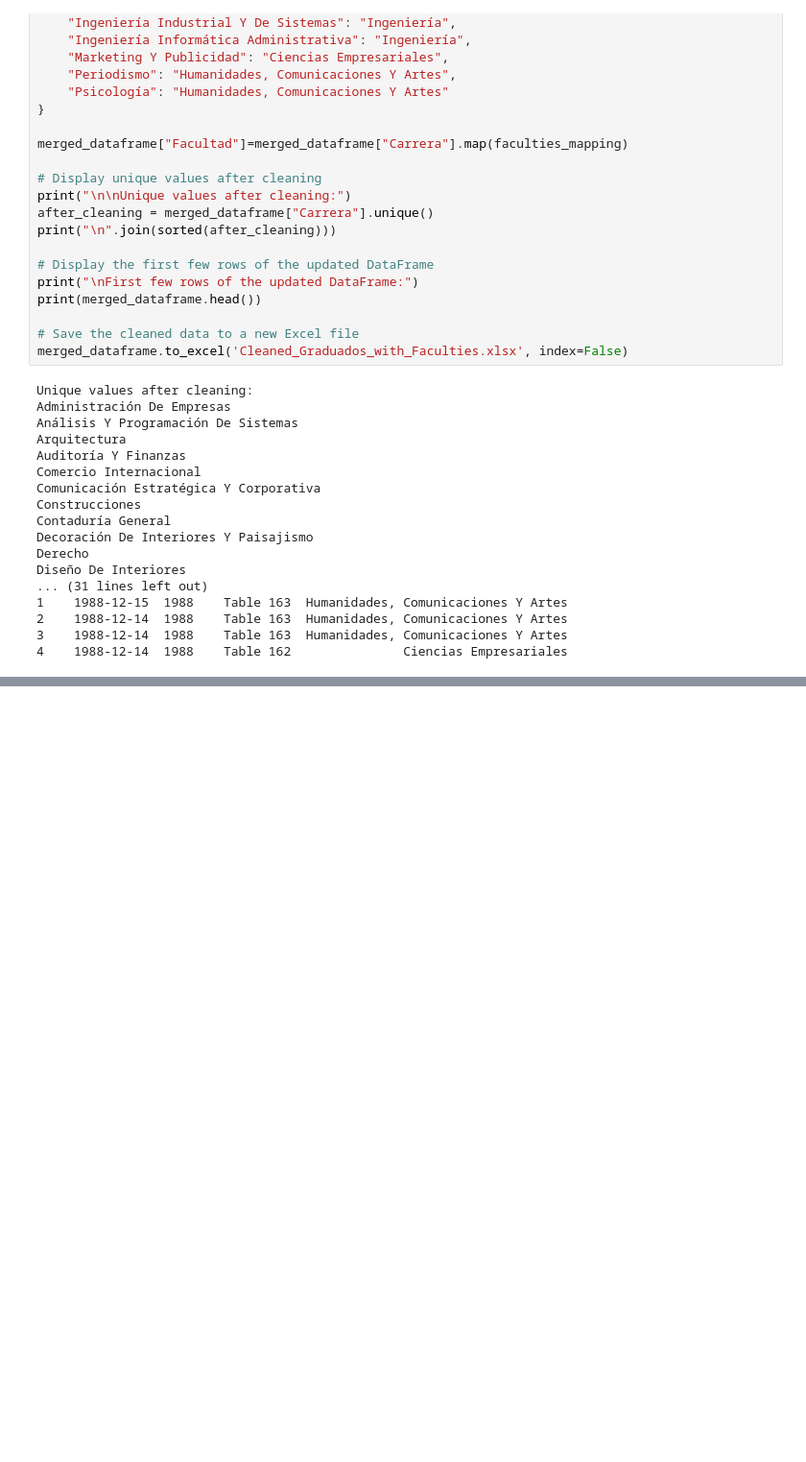
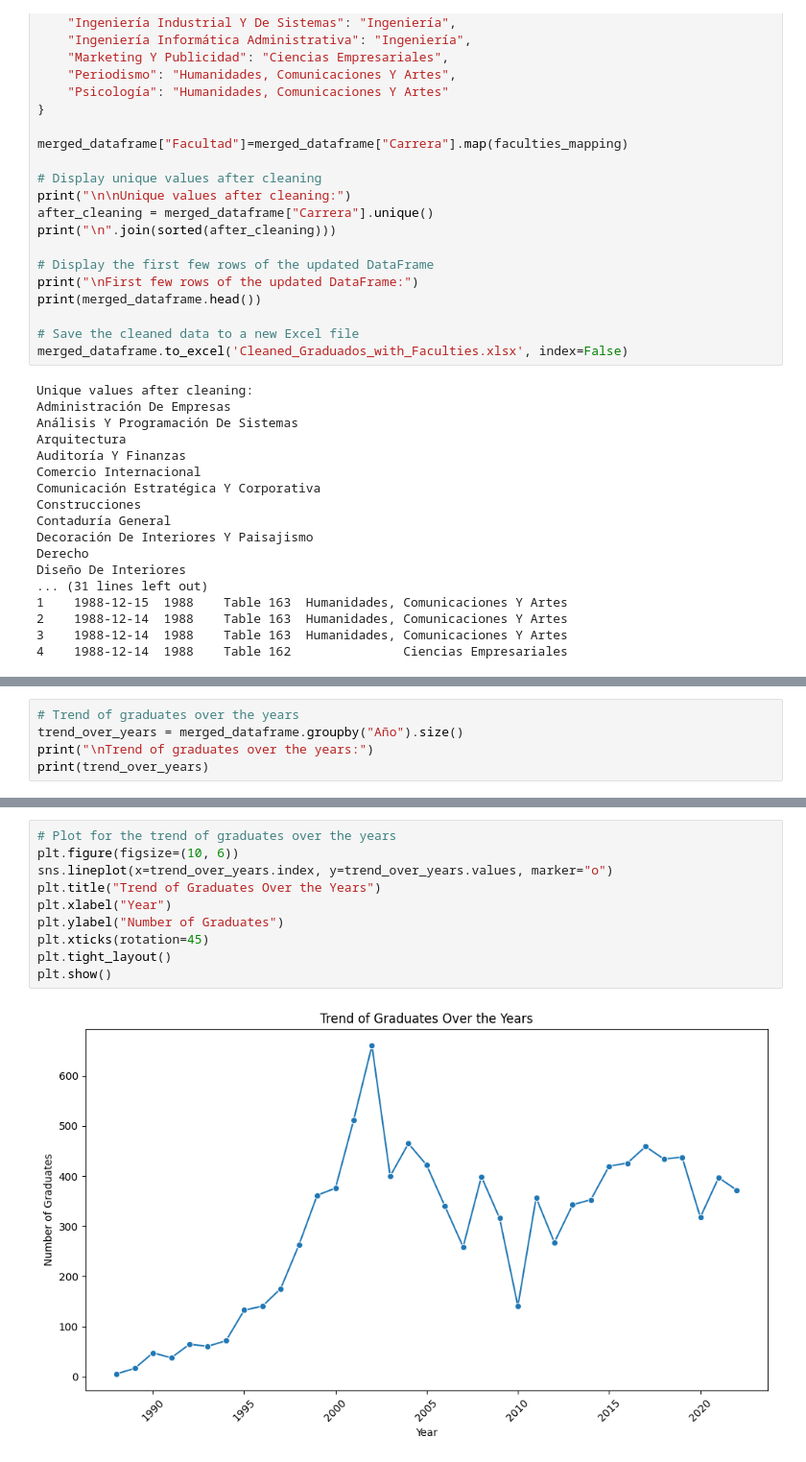
Before and after one commit to jassielof/si424_final, a Jupyter notebook: graduados.ipynb, the cells around one changed output, grey strips where cells are left out. Shown at 96% size. Saved outputs shown, nothing was run; the diff lists cells and outputs as text; blank space fills up the shorter version.

```diff
--- a/graduados.ipynb
+++ b/graduados.ipynb
@@ -297,0 +414,5 @@ Diseño De Interiores
+# %%
+# Trend of graduates over the years
+trend_over_years = merged_dataframe.groupby("Año").size()
+print("\nTrend of graduates over the years:")
+print(trend_over_years)
@@ -297,0 +437,12 @@ Diseño De Interiores
+# %%
+# Plot for the trend of graduates over the years
+plt.figure(figsize=(10, 6))
+sns.lineplot(x=trend_over_years.index, y=trend_over_years.values, marker="o")
+plt.title("Trend of Graduates Over the Years")
+plt.xlabel("Year")
+plt.ylabel("Number of Graduates")
+plt.xticks(rotation=45)
+plt.tight_layout()
+plt.show()
+# %% [output]
+[figure, added]
```
Also changed, not shown: parts of 18 cells of this notebook, 1 other file.
